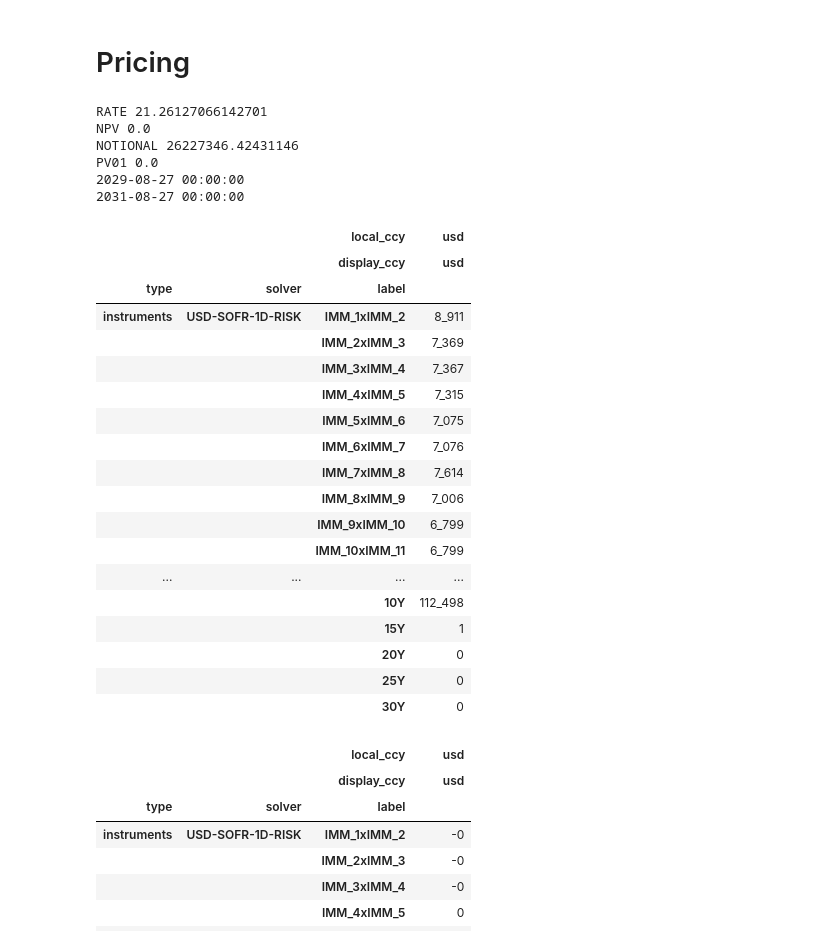
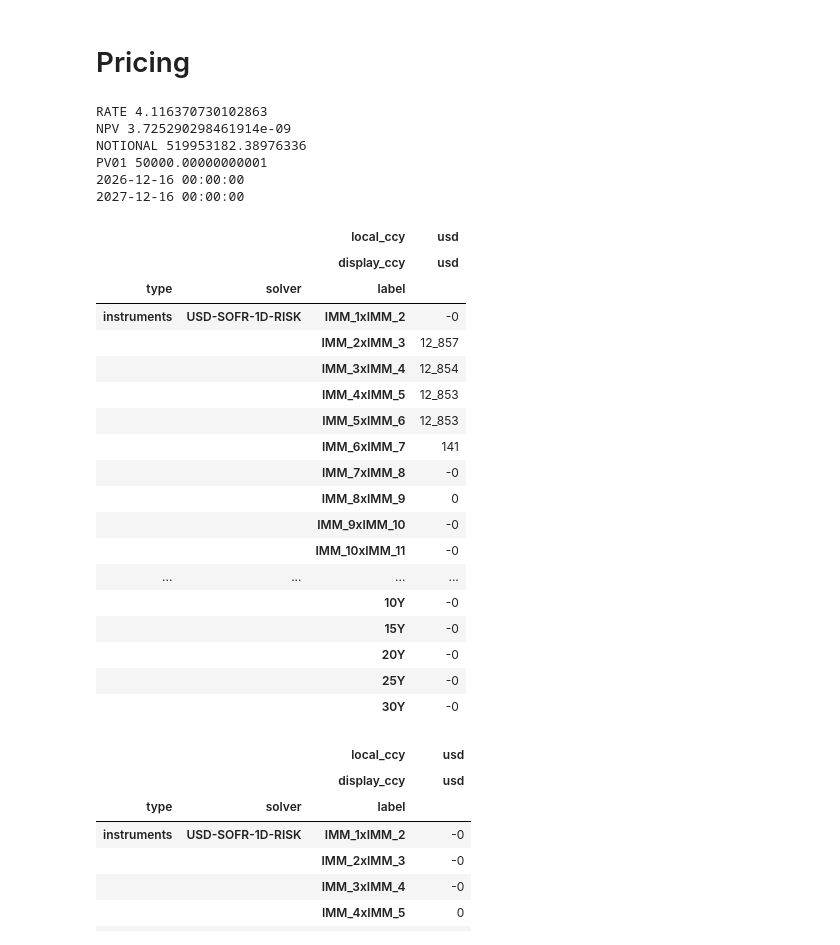
Before and after one commit to yieldcurvemonkey/ARBS, a Jupyter notebook: notebooks/pricers/irswap_pricer_and_risk_model.ipynb, the cells around one changed output. Cells and saved outputs as stored; diff of their text form; code cells hidden in the pictures.

```diff
--- a/notebooks/pricers/irswap_pricer_and_risk_model.ipynb
+++ b/notebooks/pricers/irswap_pricer_and_risk_model.ipynb
@@ -177,55 +177,55 @@ SUCCESS: `func_tol` reached after 4 iterations (levenberg_marquardt), `f_val`: 8
 # Pricing
 # %%
 risk = 50_000
-tenor = "3y2y/5y2y"
+# tenor = "3y2y/5y2y"
 # tenor = "fomc_dec26"
-# tenor = "1y1y"
+tenor = "IMM_Z26x1y"
 # tenor = "5y5y/10y10y"
 query = IRSwapQuery(curve=curve, tenor=tenor, structure_kwargs={"bpv": risk}).resolve_query(
     ts, pricer_or_curve=curve_handle
 )
 pkg, rws = query.resolve_package(pricer_or_curve=curve_handle)
 
 vmap = query.build_value_map(pricer_or_curve=curve_handle, package=pkg, risk_weights=rws)
 for v in [IRSwapValue.RATE, IRSwapValue.NPV, IRSwapValue.NOTIONAL, IRSwapValue.PV01]:
     print(v.name, vmap.apply(value=v))
 
 i = 0
 print(curve_handle.effective_date(pkg[i]))
 print(curve_handle.maturity_date(pkg[i]))
 # print(f"{curve_handle.notional(pkg[i]):_.0f}")
 # print(vmap.apply(value=IRSwapValue.CARRY_BPS_RUNNING, **{"horizon": "3m"}))
 # print(vmap.apply(value=IRSwapValue.ROLL_BPS_RUNNING, **{"horizon": "1m"}))
 
 # Bucket risk must be priced on the calibrated risk curve, not the dense curve.
 risk_pkg, _ = query.resolve_package(pricer_or_curve=risk_curve_handle)
 display(rl.Portfolio(risk_pkg).delta(solver=rl_risk_solver).style.format("{:_.0f}"))
 # %% [output]
-RATE 21.26127066142701
-NPV 0.0
-NOTIONAL 26227346.42431146
-PV01 0.0
-2029-08-27 00:00:00
-2031-08-27 00:00:00
+RATE 4.116370730102863
+NPV 3.725290298461914e-09
+NOTIONAL 519953182.38976336
+PV01 50000.00000000001
+2026-12-16 00:00:00
+2027-12-16 00:00:00
 |  |  | local_ccy | usd |
 |  |  | display_ccy | usd |
 | type | solver | label |  |
-| instruments | USD-SOFR-1D-RISK | IMM_1xIMM_2 | 8_911 |
-|  |  | IMM_2xIMM_3 | 7_369 |
-|  |  | IMM_3xIMM_4 | 7_367 |
-|  |  | IMM_4xIMM_5 | 7_315 |
-|  |  | IMM_5xIMM_6 | 7_075 |
-|  |  | IMM_6xIMM_7 | 7_076 |
-|  |  | IMM_7xIMM_8 | 7_614 |
-|  |  | IMM_8xIMM_9 | 7_006 |
-|  |  | IMM_9xIMM_10 | 6_799 |
-|  |  | IMM_10xIMM_11 | 6_799 |
+| instruments | USD-SOFR-1D-RISK | IMM_1xIMM_2 | -0 |
+|  |  | IMM_2xIMM_3 | 12_857 |
+|  |  | IMM_3xIMM_4 | 12_854 |
+|  |  | IMM_4xIMM_5 | 12_853 |
+|  |  | IMM_5xIMM_6 | 12_853 |
+|  |  | IMM_6xIMM_7 | 141 |
+|  |  | IMM_7xIMM_8 | -0 |
+|  |  | IMM_8xIMM_9 | 0 |
+|  |  | IMM_9xIMM_10 | -0 |
+|  |  | IMM_10xIMM_11 | -0 |
 | ... | ... | ... | ... |
-|  |  | 10Y | 112_498 |
-|  |  | 15Y | 1 |
-|  |  | 20Y | 0 |
-|  |  | 25Y | 0 |
-|  |  | 30Y | 0 |
+|  |  | 10Y | -0 |
+|  |  | 15Y | -0 |
+|  |  | 20Y | -0 |
+|  |  | 25Y | -0 |
+|  |  | 30Y | -0 |
 # %%
 queries = [
 	IRSwapQuery(curve=curve, tenor="5y10y/15y10y", structure_kwargs={"bpv": 10_000}).resolve_query(
```
Also changed, not shown: parts of 4 cells of this notebook, 17 other files.
